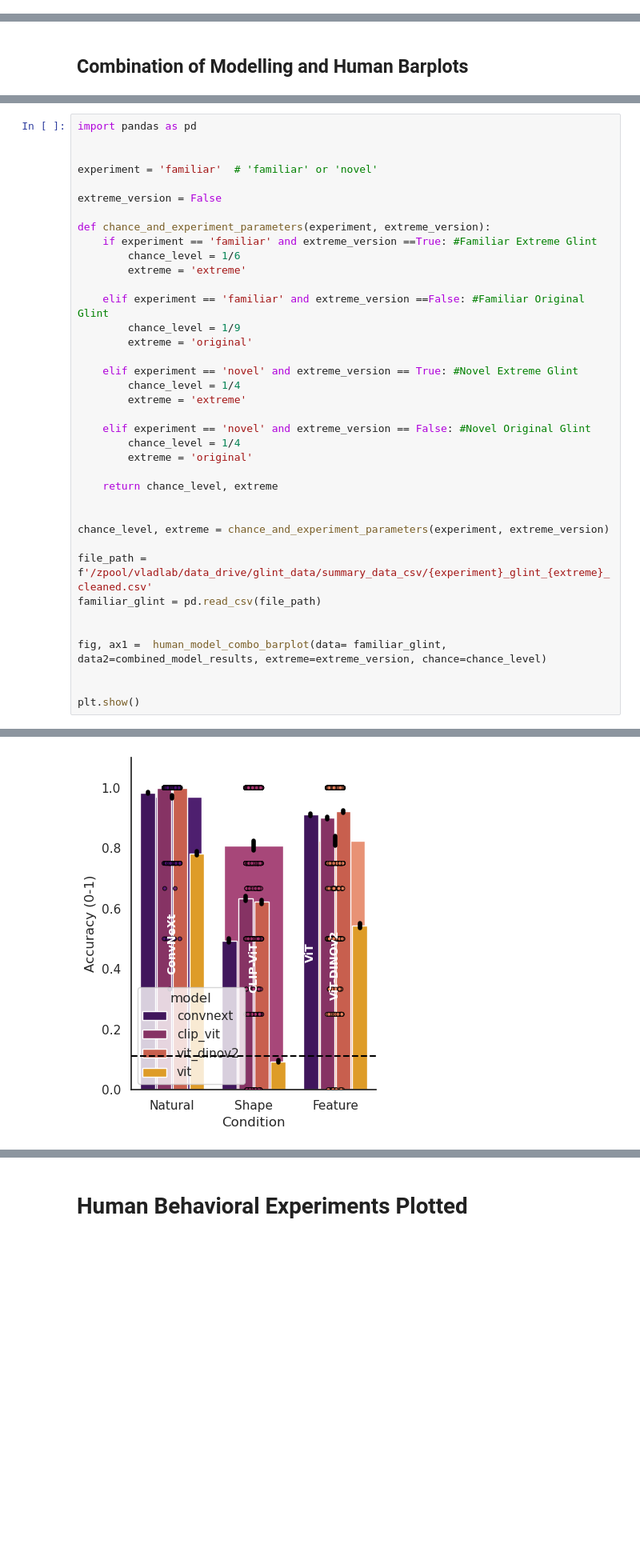
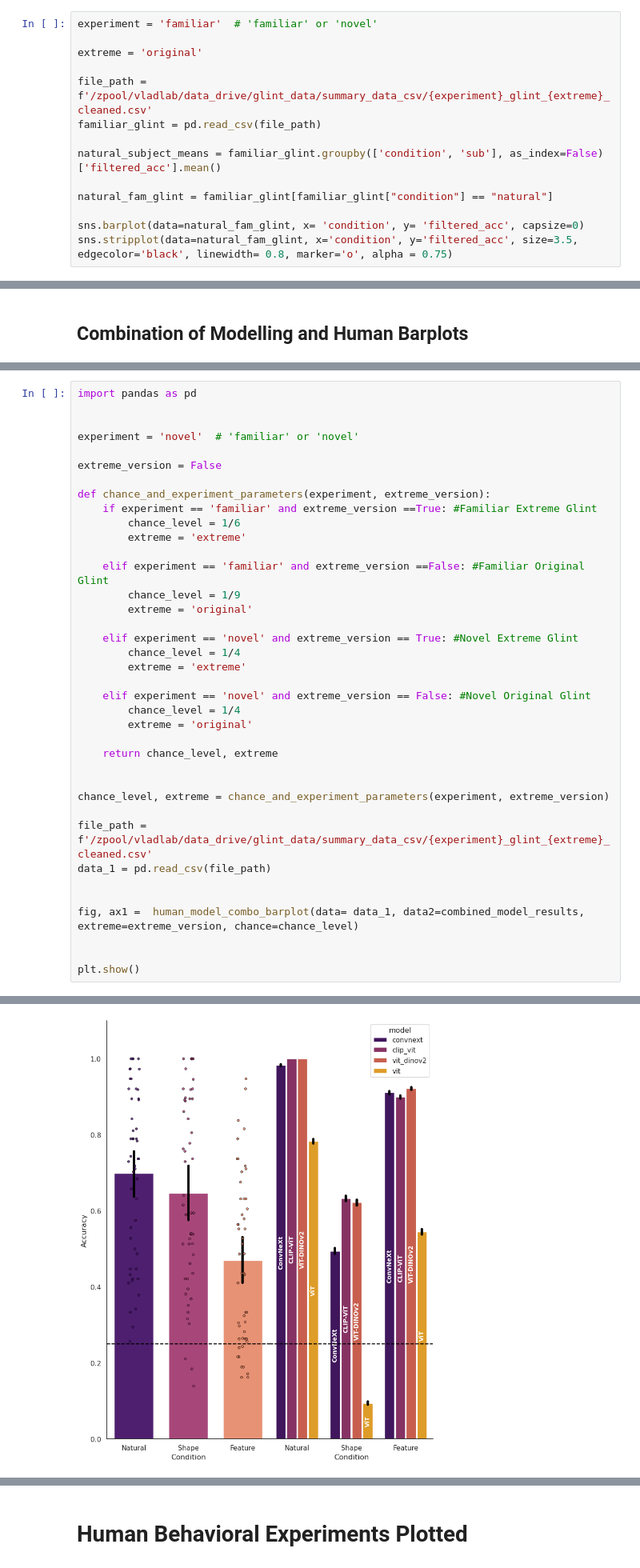
Before and after one commit to ars1399/glint_analysis, a Jupyter notebook: glint_figure_generator.ipynb, the cells around one changed output, grey strips where cells are left out. Shown at 80% size. Drawn from its saved outputs; the diff is of its cells as text; blank space fills up the shorter version.

Commit message:
Added Combo Human/Model Figure

```diff
--- a/glint_figure_generator.ipynb
+++ b/glint_figure_generator.ipynb
@@ -257,3 +257,17 @@ def modelling_barplot(data, chance):
     return fig, ax1
 # %% [markdown]
 ### Example Usage of the modelling_barplot
+# %%
+experiment = 'familiar'  # 'familiar' or 'novel'
+
+extreme = 'original'
+
+file_path = f'/zpool/vladlab/data_drive/glint_data/summary_data_csv/{experiment}_glint_{extreme}_cleaned.csv'
+familiar_glint = pd.read_csv(file_path)
+
+natural_subject_means = familiar_glint.groupby(['condition', 'sub'], as_index=False)['filtered_acc'].mean()
+
+natural_fam_glint = familiar_glint[familiar_glint["condition"] == "natural"]
+
+sns.barplot(data=natural_fam_glint, x= 'condition', y= 'filtered_acc', capsize=0)
+sns.stripplot(data=natural_fam_glint, x='condition', y='filtered_acc', size=3.5, edgecolor='black', linewidth= 0.8, marker='o', alpha = 0.75)
@@ -429,7 +475,7 @@ def human_model_combo_barplot(data, data2, extreme,chance):
 import pandas as pd
 
 
-experiment = 'familiar'  # 'familiar' or 'novel'
+experiment = 'novel'  # 'familiar' or 'novel'
 
 extreme_version = False
 
@@ -456,10 +502,10 @@ def chance_and_experiment_parameters(experiment, extreme_version):
 chance_level, extreme = chance_and_experiment_parameters(experiment, extreme_version)
 
 file_path = f'/zpool/vladlab/data_drive/glint_data/summary_data_csv/{experiment}_glint_{extreme}_cleaned.csv'
-familiar_glint = pd.read_csv(file_path)
+data_1 = pd.read_csv(file_path)
 
 
-fig, ax1 =  human_model_combo_barplot(data= familiar_glint, data2=combined_model_results, extreme=extreme_version, chance=chance_level)
+fig, ax1 =  human_model_combo_barplot(data= data_1, data2=combined_model_results, extreme=extreme_version, chance=chance_level)
 
 
 plt.show()
@@ -468 +513 @@ This is the plot for familiar Glint, extreme=False
-[figure, old version]
+[figure, new version]
```
Also changed, not shown: parts of 11 cells of this notebook.
